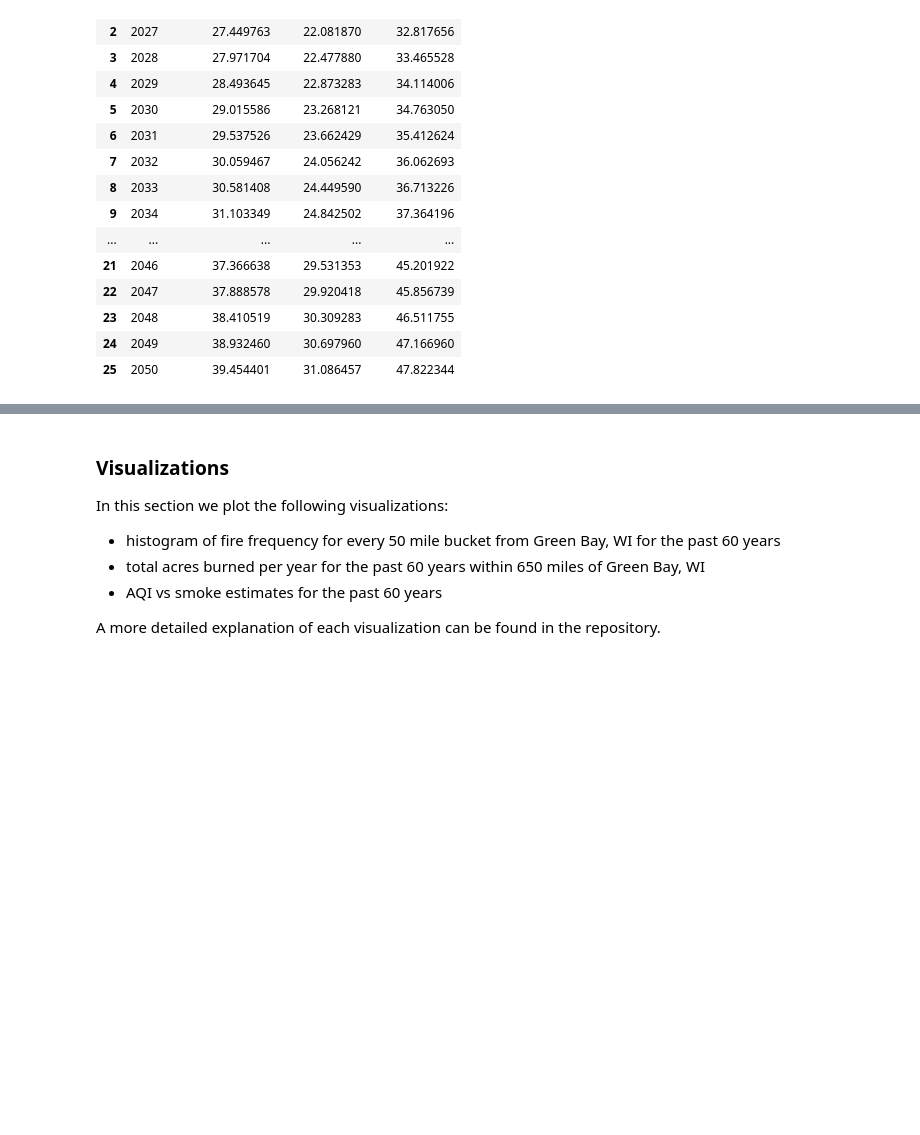
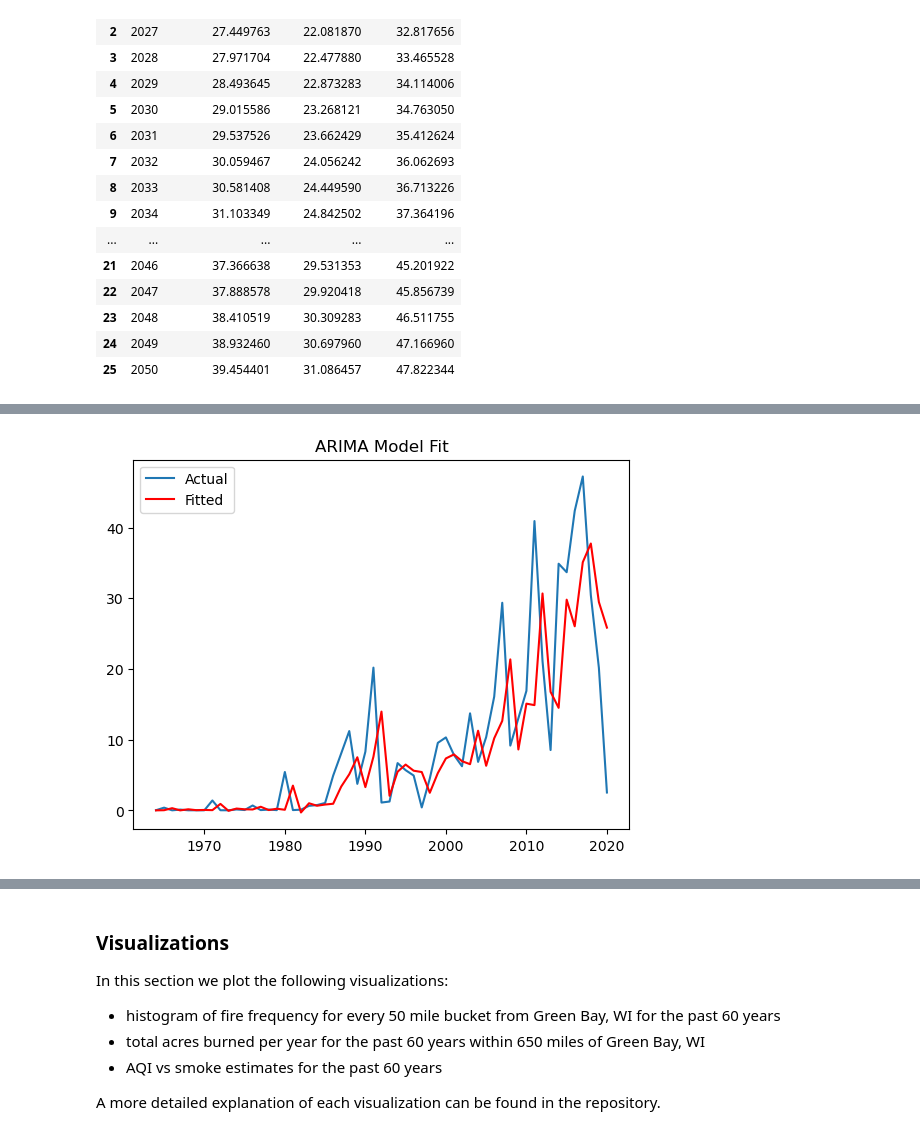
Before and after one commit to ezhang17/wildfire-analysis, a Jupyter notebook: common_analysis.ipynb, the cells around one changed output, grey strips where cells are left out. Drawn from its saved outputs; the diff is of its cells as text; code cells hidden in the pictures; blank space fills up the shorter version.

```diff
--- a/common_analysis.ipynb
+++ b/common_analysis.ipynb
@@ -1058,0 +1118,11 @@ We choose to use the model after adjusting for the outlier due to the improved R
+# %%
+# Define the ARIMA model
+p = 0  # Order of the autoregressive term
+d = 1  # Number of differencing needed to make the series stationary
+q = 2  # Order of the moving average term
+
+model = ARIMA(smoke_estimate_arima['Smoke_Estimate'], order=(p, d, q))
+model_fit = model.fit()
+
+# Summary of the model
+print(model_fit.summary())
@@ -1058,0 +1147,9 @@ We choose to use the model after adjusting for the outlier due to the improved R
+# %%
+# Plot the actual data versus the fitted values
+plt.plot(smoke_estimate_arima.index, smoke_estimate_arima['Smoke_Estimate'], label='Actual')
+plt.plot(smoke_estimate_arima.index, model_fit.fittedvalues, color='red', label='Fitted')
+plt.title("ARIMA Model Fit")
+plt.legend()
+plt.show()
+# %% [output]
+[figure, added]
```
Also changed, not shown: parts of 9 cells of this notebook.
